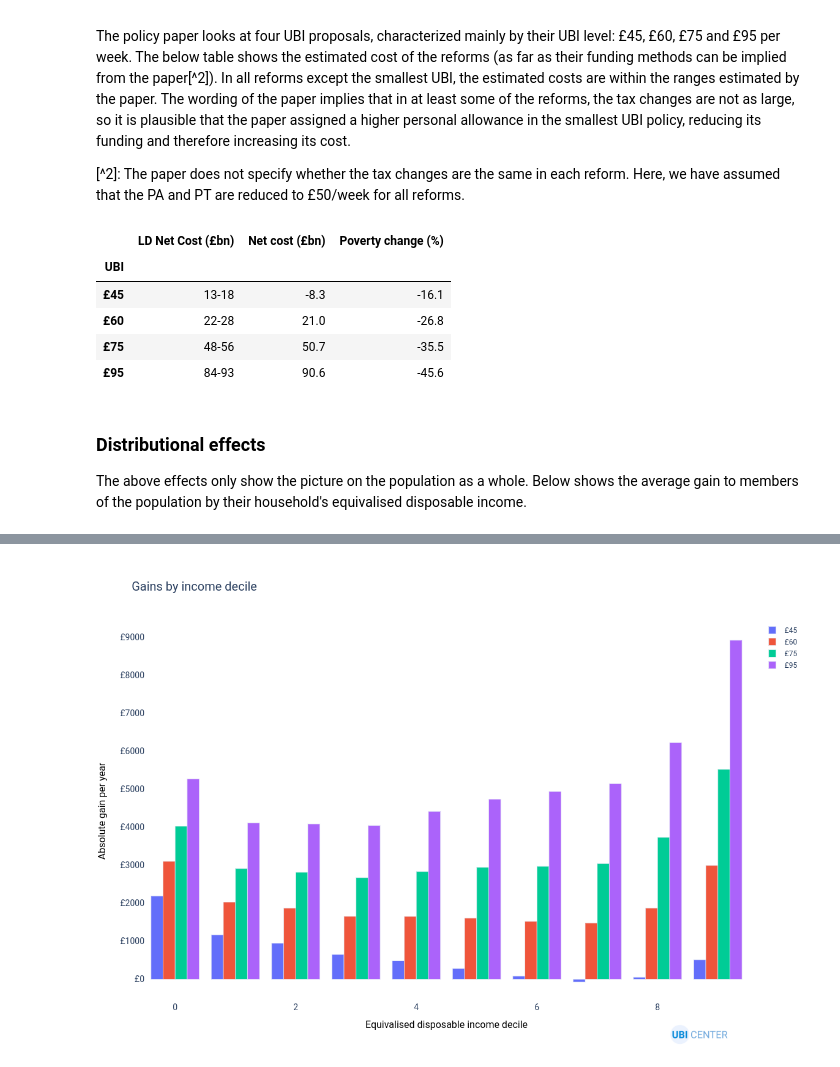
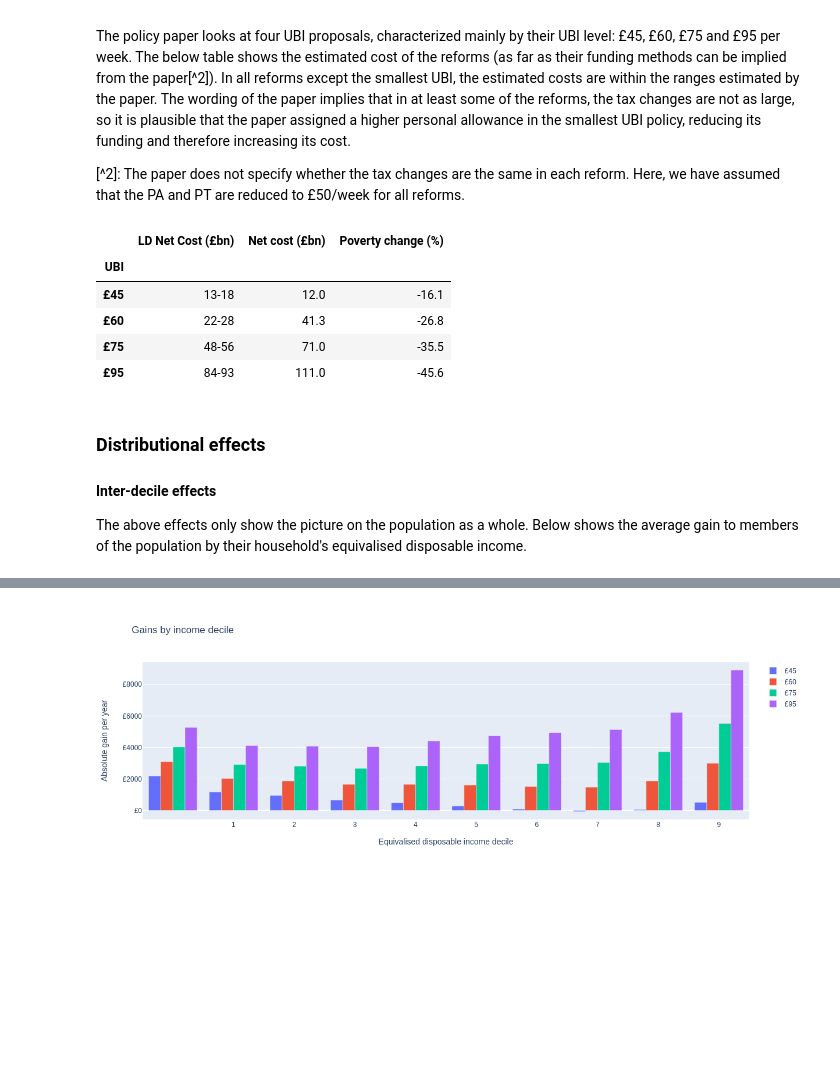
Before and after one commit to nikhilwoodruff/libdem-ubi-analysis, a Jupyter notebook: analysis.ipynb, the cells around one changed output, grey strips where cells are left out. Drawn from its saved outputs; the diff is of its cells as text; code cells hidden in the pictures; blank space fills up the shorter version.

Commit message:
Update charts

```diff
--- a/analysis.ipynb
+++ b/analysis.ipynb
@@ -17,7 +17,8 @@ import numpy as np
 import pandas as pd
 from tqdm import trange, tqdm
 
-ubi_45 = (WA_adult_UBI(45 * 52), include_UBI_in_means_tests(), set_PA_for_WA_adults(2500), set_PT(50))
+funding = (include_UBI_in_means_tests(), set_PA_for_WA_adults(2500), set_PT(50))
+ubi_45 = (WA_adult_UBI(45 * 52), *funding)
 baseline = Microsimulation()
 ubi_45_sim = Microsimulation(ubi_45)
 
@@ -44,9 +45,9 @@ The policy paper looks at four UBI proposals, characterized mainly by their UBI
 
 [^2]: The paper does not specify whether the tax changes are the same in each reform. Here, we have assumed that the PA and PT are reduced to £50/week for all reforms.
 # %%
-ubi_60 = (WA_adult_UBI(60 * 52), include_UBI_in_means_tests(), set_PA_for_WA_adults(2500), set_PT(50))
-ubi_75 = (WA_adult_UBI(75 * 52), include_UBI_in_means_tests(), set_PA_for_WA_adults(2500), set_PT(50))
-ubi_95 = (WA_adult_UBI(95 * 52), include_UBI_in_means_tests(), set_PA_for_WA_adults(2500), set_PT(50))
+ubi_60 = (WA_adult_UBI(60 * 52), funding)
+ubi_75 = (WA_adult_UBI(75 * 52), funding)
+ubi_95 = (WA_adult_UBI(95 * 52), funding)
 
 from openfisca_uk.api import *
 
@@ -71,13 +72,15 @@ pd.DataFrame({"UBI": names, "LD Net Cost (£bn)": libdem_costings, "Net cost (£
 # %% [output]
 |  | LD Net Cost (£bn) | Net cost (£bn) | Poverty change (%) |
 | UBI |  |  |  |
-| £45 | 13-18 | -8.3 | -16.1 |
-| £60 | 22-28 | 21.0 | -26.8 |
-| £75 | 48-56 | 50.7 | -35.5 |
-| £95 | 84-93 | 90.6 | -45.6 |
+| £45 | 13-18 | 12.0 | -16.1 |
+| £60 | 22-28 | 41.3 | -26.8 |
+| £75 | 48-56 | 71.0 | -35.5 |
+| £95 | 84-93 | 111.0 | -45.6 |
 # %% [markdown]
 ### Distributional effects
 
+#### Inter-decile effects
+
 The above effects only show the picture on the population as a whole. Below shows the average gain to members of the population by their household's equivalised disposable income.
 # %%
 import plotly.graph_objects as go
@@ -91,5 +94,5 @@ for sim, name in zip(sims, names):
     gain = sim.calc("household_net_income", map_to="person") - baseline.calc("household_net_income", map_to="person")
     fig.add_trace(go.Bar(y=gain.groupby(income.decile_rank()).mean(), name=name))
 
-format_fig(fig.update_layout(title="Gains by income decile", xaxis_title="Equivalised disposable income decile", yaxis_title="Absolute gain per year", yaxis_tickprefix="£"))
+fig.update_layout(title="Gains by income decile", xaxis_tickvals=list(range(1, 11)), xaxis_title="Equivalised disposable income decile", yaxis_title="Absolute gain per year", yaxis_tickprefix="£")
 # %% [output]
@@ -96 +100 @@ format_fig(fig.update_layout(title="Gains by income decile", xaxis_title="Equiva
-[figure, old version]
+[figure, new version]
```
Also changed, not shown: parts of 4 cells of this notebook, 2 other files.
